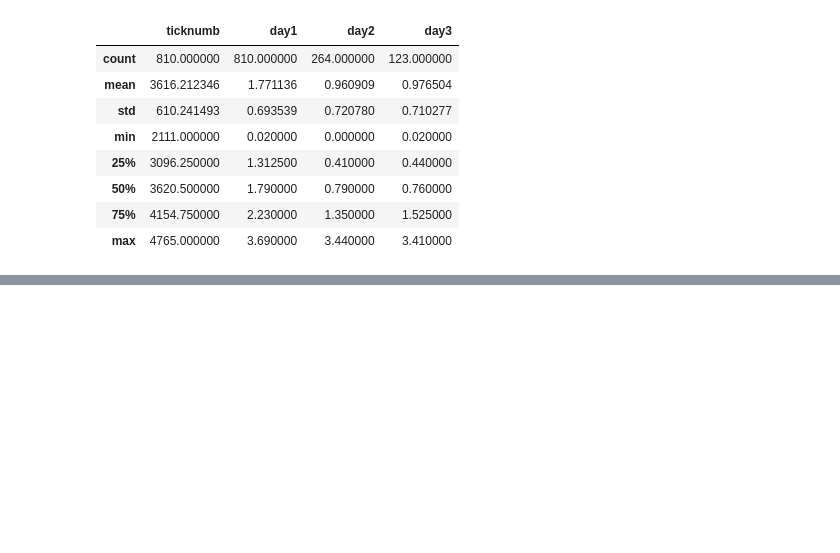
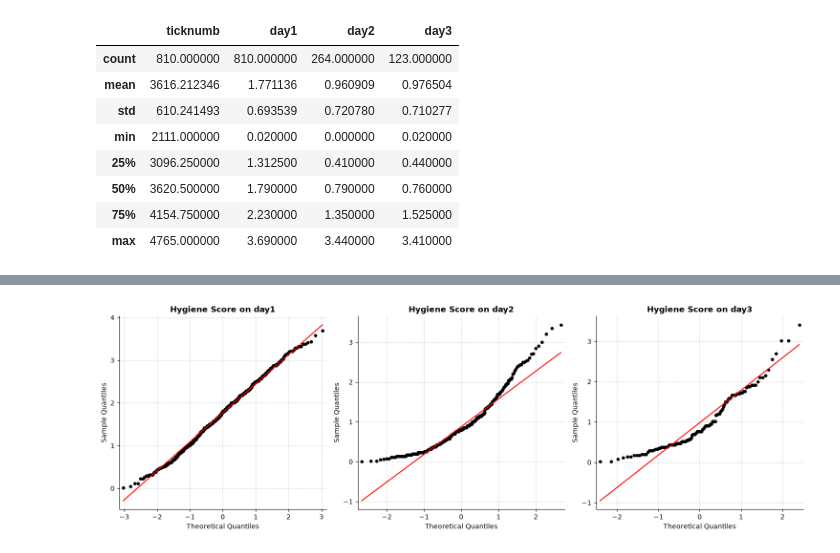
Before and after one commit to m-abdelkawy/data-analysis-msc, a Jupyter notebook: courses/ana500_foundations-of-data-analytics/module03_assumptions_correlation_analysis/week05_explore_transform_data_for_assumptions/python/01_download_festival.ipynb, the cells around one changed output, grey strips where cells are left out. Drawn from its saved outputs; the diff is of its cells as text; code cells hidden in the pictures; blank space fills up the shorter version.

```diff
--- a/courses/ana500_foundations-of-data-analytics/module03_assumptions_correlation_analysis/week05_explore_transform_data_for_assumptions/python/01_download_festival.ipynb
+++ b/courses/ana500_foundations-of-data-analytics/module03_assumptions_correlation_analysis/week05_explore_transform_data_for_assumptions/python/01_download_festival.ipynb
@@ -113,0 +152,47 @@ for day in ("day1", "day2", "day3"):
+# %%
+## function defintion
+def plot_qq(
+        data: pd.DataFrame,
+        column: str,
+        title: str | None = None,
+        ax: plt.Axes | None = None
+) -> plt.Axes:
+    """Plot a normal Q-Q plot with a quartile-fitted reference line."""
+    if ax is None:
+        fig, ax = plt.subplots(figsize=(6, 5))
+
+    col_data = data[column].dropna()
+
+    qqplot(
+        data= col_data,
+        line="q",
+        markersize=5,
+        markerfacecolor="black",
+        markeredgecolor="none",
+        ax=ax
+    )
+
+    plot_title = title if title is not None else f"Q-Q Plot: {column}"
+    ax.set_title(plot_title, fontsize=12, weight="bold")
+    ax.grid(True, linestyle="--", alpha=0.5)
+
+    # clean borders
+    for spine in ("top", "right"):
+        ax.spines[spine].set_visible(False)
+
+    return ax
+
+
+
+### main
+days = ["day1", "day2", "day3"]
+# for day in days:
+#     plot_qq(festival_data, column=day, title=f"Hygiene Score on {day}")
+
+fig, axes = plt.subplots(1, 3, figsize=(15, 5))
+for ax, day in zip(axes, days):
+    plot_qq(festival_data, column=day, title=f"Hygiene Score on {day}", ax=ax)
+
+plt.tight_layout()
+# %% [output]
+[figure, added]
```
Also changed, not shown: parts of 10 cells of this notebook, 18 other files.
